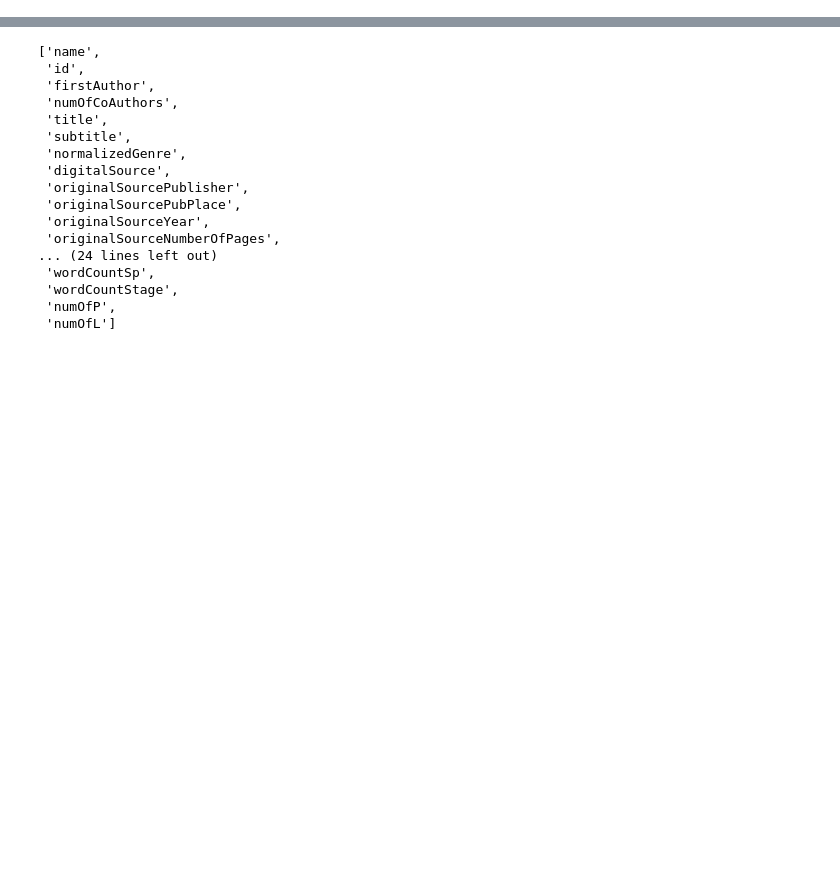
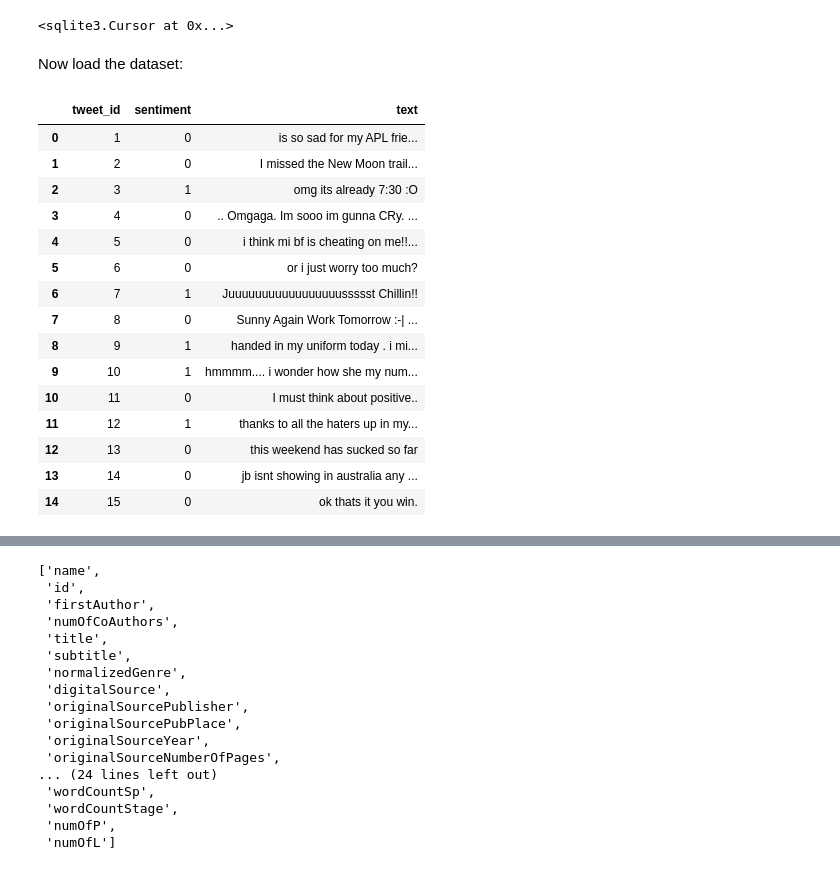
Before and after one commit to gbulg/Data-analysis-class, a Jupyter notebook: HW2/hw2.ipynb, the cells around one changed output, grey strips where cells are left out. Saved outputs shown, nothing was run; the diff lists cells and outputs as text; code cells hidden in the pictures; blank space fills up the shorter version.

```diff
--- a/HW2/hw2.ipynb
+++ b/HW2/hw2.ipynb
@@ -45,3 +27,45 @@ Let's load it via API.
+# %%
+# delete everything if there was something
+c.execute("DROP TABLE IF EXISTS tweets")
+c.execute("DROP TABLE IF EXISTS users")
+c.execute("DROP TABLE IF EXISTS hashtags")
+c.execute("DROP TABLE IF EXISTS mentions")
+c.execute("DROP TABLE IF EXISTS hashtag_usage")
+
+# create tables
+c.execute("CREATE TABLE tweets(tweet_id INTEGER PRIMARY KEY AUTOINCREMENT, sentiment BOOL, text TEXT)")
+c.execute("CREATE TABLE users(user_id INTEGER PRIMARY KEY AUTOINCREMENT, username STRING)")
+c.execute("CREATE TABLE hashtags(hashtag_id INTEGER PRIMARY KEY AUTOINCREMENT, hashtag STRING)")
+c.execute("CREATE TABLE mentions(mention_id INTEGER PRIMARY KEY AUTOINCREMENT, tweet_id INT, user_id INT)")
+c.execute("CREATE TABLE hashtag_usage(hashtag_usage_id INTEGER PRIMARY KEY AUTOINCREMENT, tweet_id INT, hashtag_id INT)")
+# %% [output]
+<sqlite3.Cursor at 0x...>
+# %% [markdown]
+Now load the dataset:
 # %%
 import pandas as pd
 import requests
+# %%
+dataset_url = "https://raw.githubusercontent.com/vineetdhanawat/twitter-sentiment-analysis/master/datasets/Sentiment%20Analysis%20Dataset%20100000.csv"
+
+twitter_dataset = pd.read_csv(dataset_url, sep=",", encoding="ISO-8859-1")
+# %%
+twitter_dataset.columns = ['tweet_id', 'sentiment', 'text']
+twitter_dataset.head(15)
+# %% [output]
+|  | tweet_id | sentiment | text |
+| 0 | 1 | 0 | is so sad for my APL frie... |
+| 1 | 2 | 0 | I missed the New Moon trail... |
+| 2 | 3 | 1 | omg its already 7:30 :O |
+| 3 | 4 | 0 | .. Omgaga. Im sooo im gunna CRy. ... |
+| 4 | 5 | 0 | i think mi bf is cheating on me!!... |
+| 5 | 6 | 0 | or i just worry too much? |
+| 6 | 7 | 1 | Juuuuuuuuuuuuuuuuussssst Chillin!! |
+| 7 | 8 | 0 | Sunny Again Work Tomorrow :-| ... |
+| 8 | 9 | 1 | handed in my uniform today . i mi... |
+| 9 | 10 | 1 | hmmmm.... i wonder how she my num... |
+| 10 | 11 | 0 | I must think about positive.. |
+| 11 | 12 | 1 | thanks to all the haters up in my... |
+| 12 | 13 | 0 | this weekend has sucked so far |
+| 13 | 14 | 0 | jb isnt showing in australia any ... |
+| 14 | 15 | 0 | ok thats it you win. |
```
Also changed, not shown: parts of 40 cells of this notebook.
